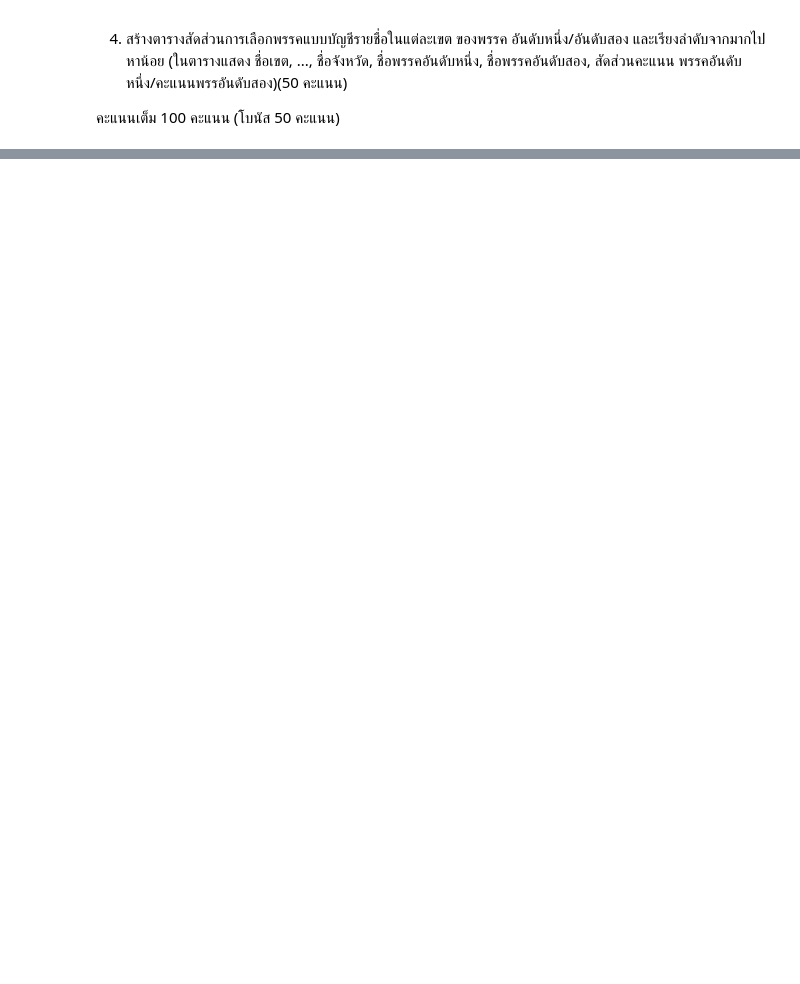
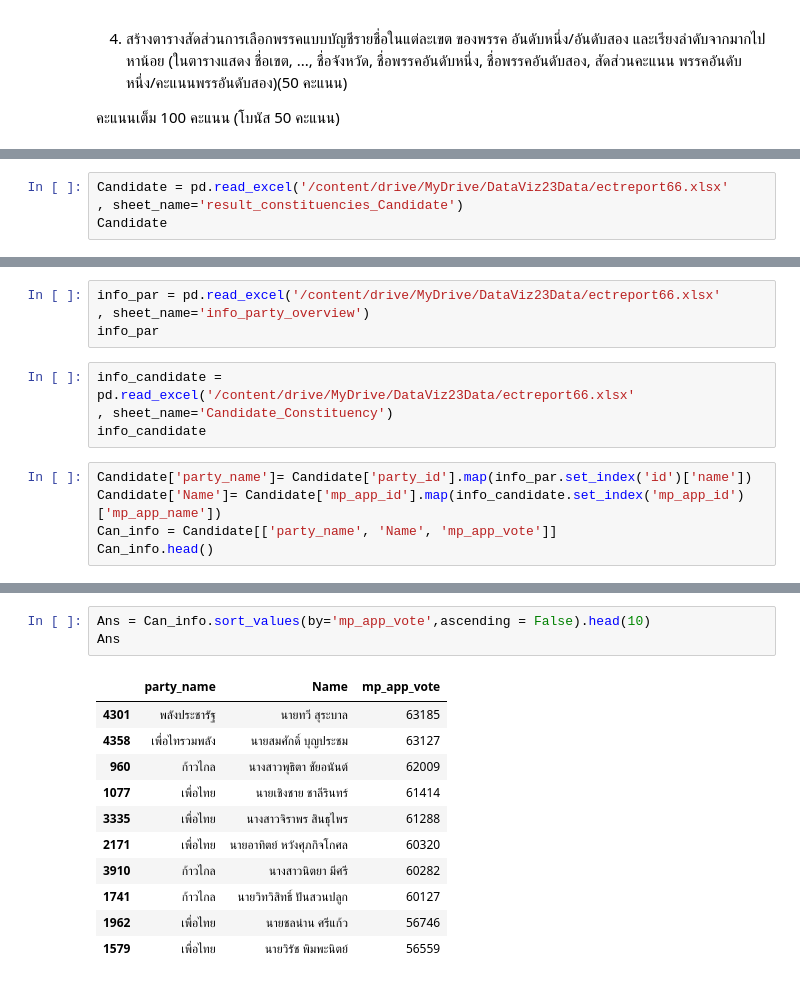
Before and after one commit to Ratchanontt/python_dataviz2023, a Jupyter notebook: exam_midterm.ipynb, the cells around one changed output, grey strips where cells are left out. Saved outputs shown, nothing was run; the diff lists cells and outputs as text; blank space fills up the shorter version.

```diff
--- a/exam_midterm.ipynb
+++ b/exam_midterm.ipynb
@@ -17,0 +31,4 @@
+# %%
+Candidate = pd.read_excel('/content/drive/MyDrive/DataViz23Data/ectreport66.xlsx'
+, sheet_name='result_constituencies_Candidate')
+Candidate
@@ -17,0 +39,13 @@
+# %%
+info_par = pd.read_excel('/content/drive/MyDrive/DataViz23Data/ectreport66.xlsx'
+, sheet_name='info_party_overview')
+info_par
+# %%
+info_candidate = pd.read_excel('/content/drive/MyDrive/DataViz23Data/ectreport66.xlsx'
+, sheet_name='Candidate_Constituency')
+info_candidate
+# %%
+Candidate['party_name']= Candidate['party_id'].map(info_par.set_index('id')['name'])
+Candidate['Name']= Candidate['mp_app_id'].map(info_candidate.set_index('mp_app_id')['mp_app_name'])
+Can_info = Candidate[['party_name', 'Name', 'mp_app_vote']]
+Can_info.head()
@@ -17,0 +59,15 @@
+# %%
+Ans = Can_info.sort_values(by='mp_app_vote',ascending = False).head(10)
+Ans
+# %% [output]
+|  | party_name | Name | mp_app_vote |
+| 4301 | พลังประชารัฐ | นายทวี สุระบาล | 63185 |
+| 4358 | เพื่อไทรวมพลัง | นายสมศักดิ์ บุญประชม | 63127 |
+| 960 | ก้าวไกล | นางสาวพุธิตา ชัยอนันต์ | 62009 |
+| 1077 | เพื่อไทย | นายเชิงชาย ชาลีรินทร์ | 61414 |
+| 3335 | เพื่อไทย | นางสาวจิราพร สินธุไพร | 61288 |
+| 2171 | เพื่อไทย | นายอาทิตย์ หวังศุภกิจโกศล | 60320 |
+| 3910 | ก้าวไกล | นางสาวนิตยา มีศรี | 60282 |
+| 1741 | ก้าวไกล | นายวิทวิสิทธิ์ ปันสวนปลูก | 60127 |
+| 1962 | เพื่อไทย | นายชลน่าน ศรีแก้ว | 56746 |
+| 1579 | เพื่อไทย | นายวิรัช พิมพะนิตย์ | 56559 |
```
Also changed, not shown: parts of 14 cells of this notebook.
